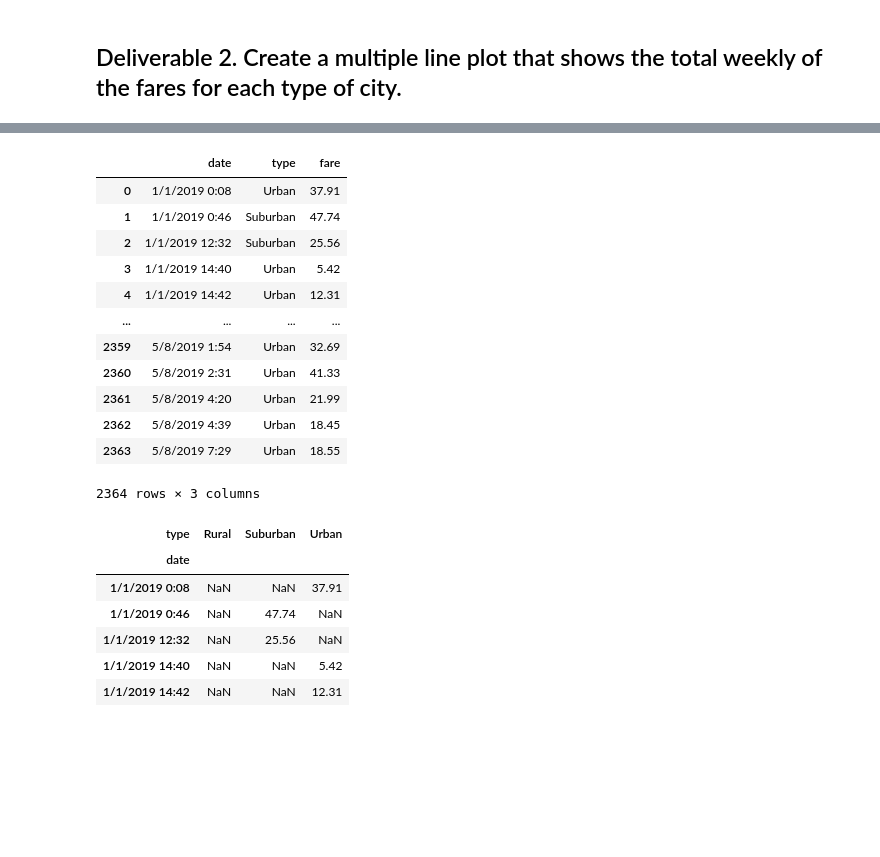
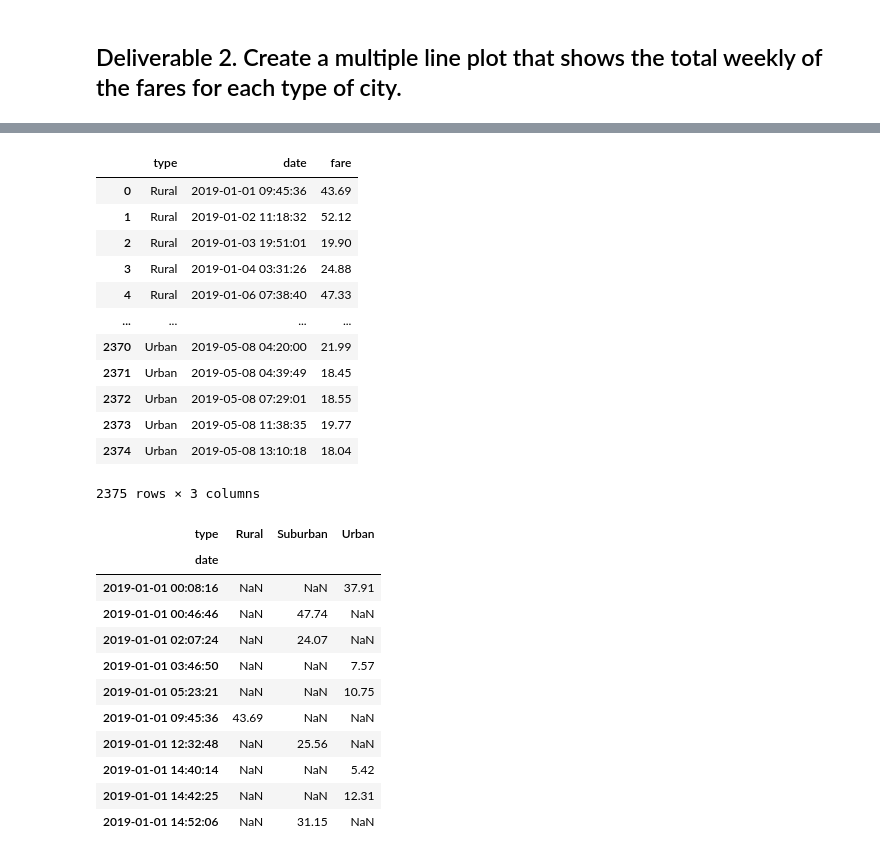
Before and after one commit to tonyferri/PyBer_Analysis, a Jupyter notebook: PyBer_Challenge.ipynb, the cells around one changed output, grey strips where cells are left out. Cells and saved outputs as stored; diff of their text form; code cells hidden in the pictures; blank space fills up the shorter version.

```diff
--- a/PyBer_Challenge.ipynb
+++ b/PyBer_Challenge.ipynb
@@ -124,6 +124,13 @@ pyber_summary_df
 # %%
 # 2. Using groupby() to create a new DataFrame showing the sum of the fares
 #  for each date where the indices are the city type and date.
-fare_summary_df = pyber_data_df.groupby(["date","type"]).sum()[["fare"]]
+
+fare_summary_initial_df = pyber_data_df.groupby(["type","date"])
+fare_summary_initial_df
+
+fare_summary_df = fare_summary_initial_df.sum()["fare"]
 fare_summary_df
+
+# fare_summary_df = pyber_data_df.groupby(["type","date"]).sum()["fare"]
+# fare_summary_df
 # %% [output]
@@ -147,32 +153,37 @@ fare_summary_df
 fare_summary_df = fare_summary_df.reset_index()
 fare_summary_df
 # %% [output]
-|  | date | type | fare |
-| 0 | 1/1/2019 0:08 | Urban | 37.91 |
-| 1 | 1/1/2019 0:46 | Suburban | 47.74 |
-| 2 | 1/1/2019 12:32 | Suburban | 25.56 |
-| 3 | 1/1/2019 14:40 | Urban | 5.42 |
-| 4 | 1/1/2019 14:42 | Urban | 12.31 |
+|  | type | date | fare |
+| 0 | Rural | 2019-01-01 09:45:36 | 43.69 |
+| 1 | Rural | 2019-01-02 11:18:32 | 52.12 |
+| 2 | Rural | 2019-01-03 19:51:01 | 19.90 |
+| 3 | Rural | 2019-01-04 03:31:26 | 24.88 |
+| 4 | Rural | 2019-01-06 07:38:40 | 47.33 |
 | ... | ... | ... | ... |
-| 2359 | 5/8/2019 1:54 | Urban | 32.69 |
-| 2360 | 5/8/2019 2:31 | Urban | 41.33 |
-| 2361 | 5/8/2019 4:20 | Urban | 21.99 |
-| 2362 | 5/8/2019 4:39 | Urban | 18.45 |
-| 2363 | 5/8/2019 7:29 | Urban | 18.55 |
+| 2370 | Urban | 2019-05-08 04:20:00 | 21.99 |
+| 2371 | Urban | 2019-05-08 04:39:49 | 18.45 |
+| 2372 | Urban | 2019-05-08 07:29:01 | 18.55 |
+| 2373 | Urban | 2019-05-08 11:38:35 | 19.77 |
+| 2374 | Urban | 2019-05-08 13:10:18 | 18.04 |
-2364 rows × 3 columns
+2375 rows × 3 columns
 # %%
 # 4. Create a pivot table with the 'date' as the index, the columns ='type', and values='fare'
 # to get the total fares for each type of city by the date.
 fare_summary_df_pivot = fare_summary_df.pivot(index="date", columns="type", values="fare")
-fare_summary_df_pivot.head()
+fare_summary_df_pivot.head(10)
 # %% [output]
 | type | Rural | Suburban | Urban |
 | date |  |  |  |
-| 1/1/2019 0:08 | NaN | NaN | 37.91 |
-| 1/1/2019 0:46 | NaN | 47.74 | NaN |
-| 1/1/2019 12:32 | NaN | 25.56 | NaN |
-| 1/1/2019 14:40 | NaN | NaN | 5.42 |
-| 1/1/2019 14:42 | NaN | NaN | 12.31 |
+| 2019-01-01 00:08:16 | NaN | NaN | 37.91 |
+| 2019-01-01 00:46:46 | NaN | 47.74 | NaN |
+| 2019-01-01 02:07:24 | NaN | 24.07 | NaN |
+| 2019-01-01 03:46:50 | NaN | NaN | 7.57 |
+| 2019-01-01 05:23:21 | NaN | NaN | 10.75 |
+| 2019-01-01 09:45:36 | 43.69 | NaN | NaN |
+| 2019-01-01 12:32:48 | NaN | 25.56 | NaN |
+| 2019-01-01 14:40:14 | NaN | NaN | 5.42 |
+| 2019-01-01 14:42:25 | NaN | NaN | 12.31 |
+| 2019-01-01 14:52:06 | NaN | 31.15 | NaN |
 # %%
 # 5. Create a new DataFrame from the pivot table DataFrame using loc on the given dates, '2019-01-01':'2019-04-29'.
 # NOTE - INSTRUCTIONS MENTION 04-28 INSTEAD OF 04-29
```
Also changed, not shown: parts of 8 cells of this notebook, 5 other files.
